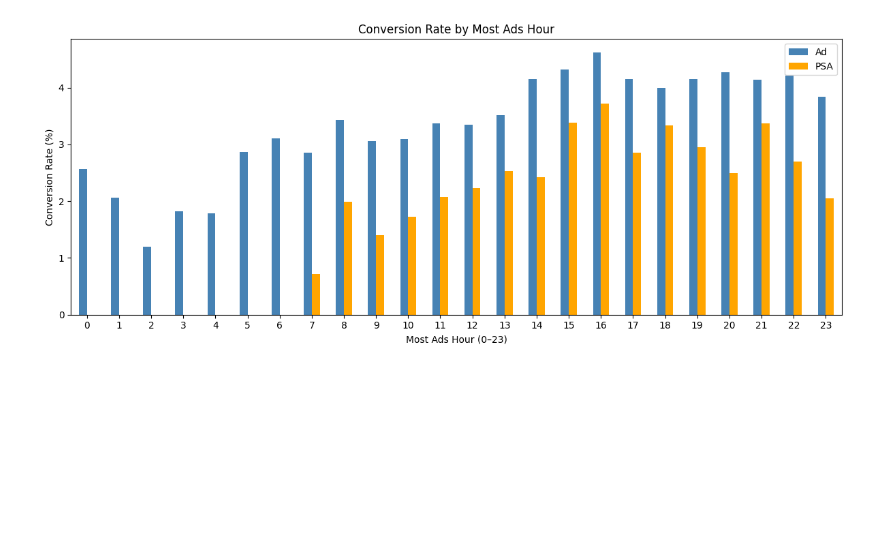
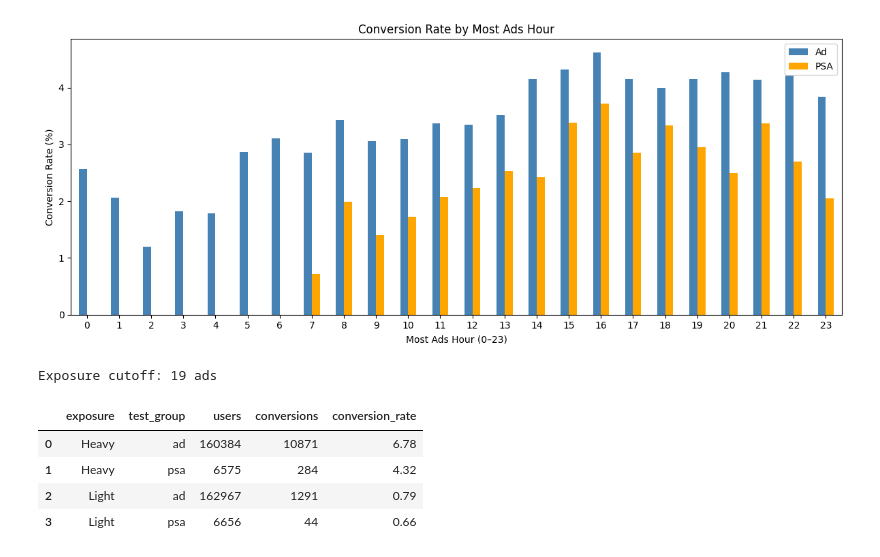
Before and after one commit to mehakgupta0406/marketing-ab-test-analysis, a Jupyter notebook: Marketing_ab_testing.ipynb, the cells around one changed output. Drawn from its saved outputs; the diff is of its cells as text; code cells hidden in the pictures; blank space fills up the shorter version.

```diff
--- a/Marketing_ab_testing.ipynb
+++ b/Marketing_ab_testing.ipynb
@@ -520,3 +520,23 @@ plt.tight_layout()
 plt.show()
 # %% [output]
 [figure]
+# %%
+exposure_cutoff = df["total ads"].median()
+
+print(f"Exposure cutoff: {exposure_cutoff:g} ads")
+# %% [output]
+Exposure cutoff: 19 ads
+# %%
+exposure_query = """
+SELECT
+    CASE
+        WHEN "total ads" <= ? THEN 'Light'
+        ELSE 'Heavy'
+    END AS exposure,
+    "test group" AS test_group,
+    COUNT(*) AS users,
+    SUM(converted) AS conversions,
+    100.0 * SUM(converted) / COUNT(*) AS conversion_rate
+FROM marketing_ab
+GROUP BY exposure, "test group"
+"""
@@ -522,0 +549,8 @@ plt.show()
+# %%
+display(exposure_result.round(2))
+# %% [output]
+|  | exposure | test_group | users | conversions | conversion_rate |
+| 0 | Heavy | ad | 160384 | 10871 | 6.78 |
+| 1 | Heavy | psa | 6575 | 284 | 4.32 |
+| 2 | Light | ad | 162967 | 1291 | 0.79 |
+| 3 | Light | psa | 6656 | 44 | 0.66 |
```
Also changed, not shown: parts of 6 cells of this notebook.
